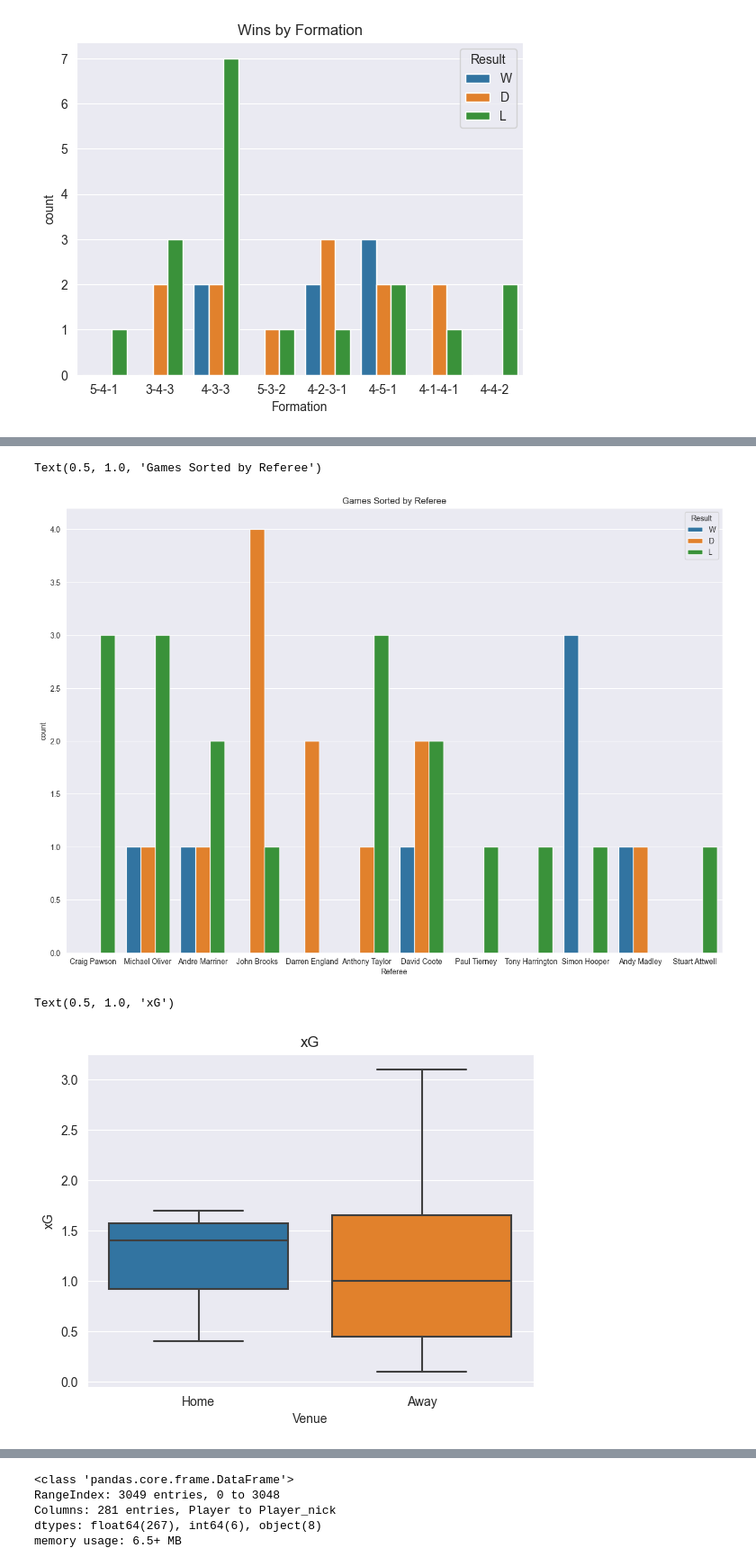
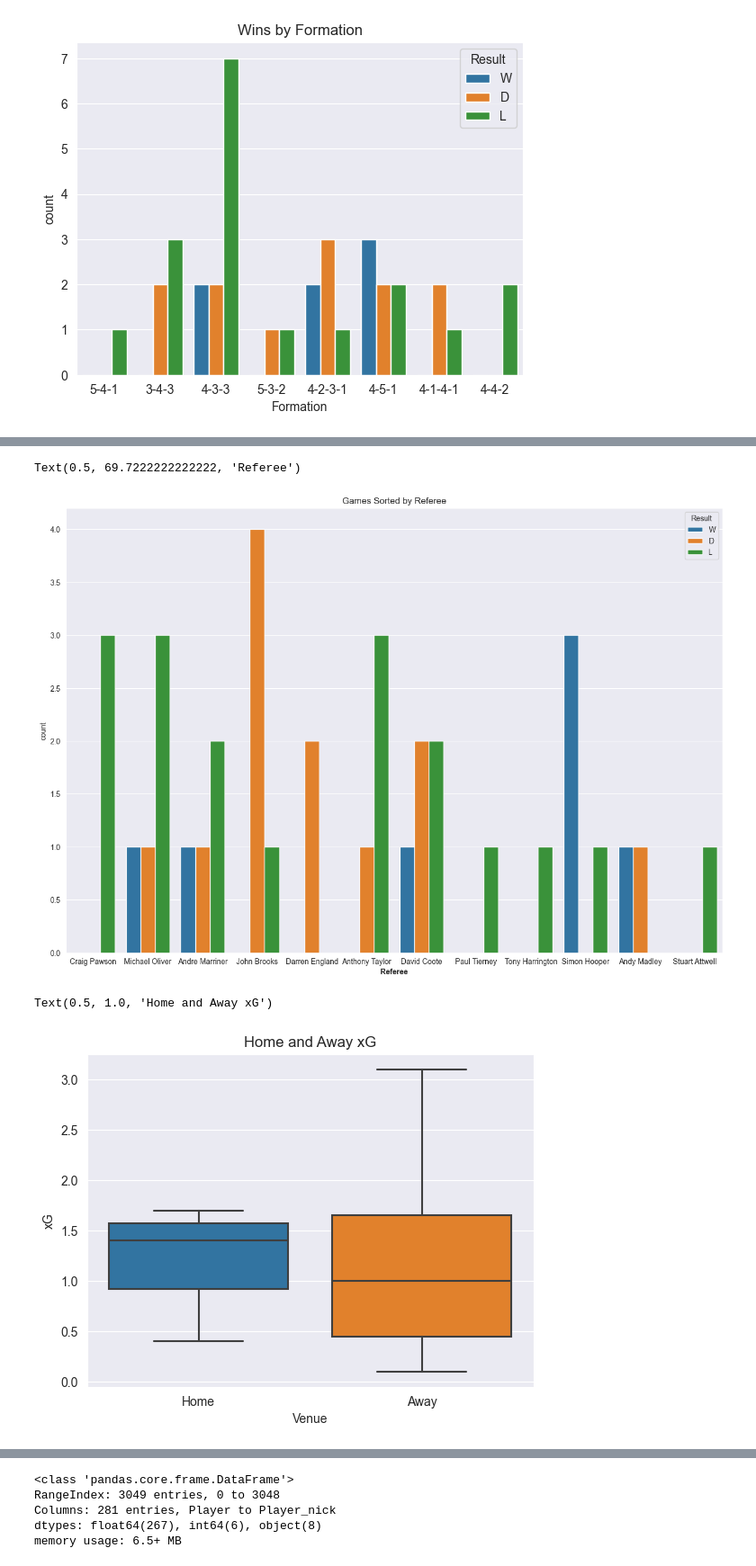
Before and after one commit to AugustSteff/Data-Analysis-in-football, a Jupyter notebook: Premier_League_22-23/Evertons Season/2223.ipynb, the cells around one changed output, grey strips where cells are left out. Shown: that part at 90% size. Drawn from its saved outputs; the diff is of its cells as text; code cells hidden in the pictures.

```diff
--- a/Premier_League_22-23/Evertons Season/2223.ipynb
+++ b/Premier_League_22-23/Evertons Season/2223.ipynb
@@ -205,14 +208,15 @@ plt.figure(figsize=(13,9))
 sns.countplot(data=df, x='Referee', hue='Result', hue_order=['W','D','L'])
 plt.tight_layout()
 plt.title('Games Sorted by Referee')
+plt.xlabel('Referee', fontweight='bold')
 # %% [output]
-Text(0.5, 1.0, 'Games Sorted by Referee')
+Text(0.5, 69.7222222222222, 'Referee')
 [figure]
 # %%
 sns.boxplot(data=df, x='Venue', y='xG')
-plt.title('xG')
+plt.title('Home and Away xG')
 # %% [output]
-Text(0.5, 1.0, 'xG')
+Text(0.5, 1.0, 'Home and Away xG')
-[figure, old version]
+[figure, new version]
 # %%
 sns.boxplot(data=df, x='Venue', y='xGA')
```
Also changed, not shown: parts of 27 cells of this notebook, 1 other file.
